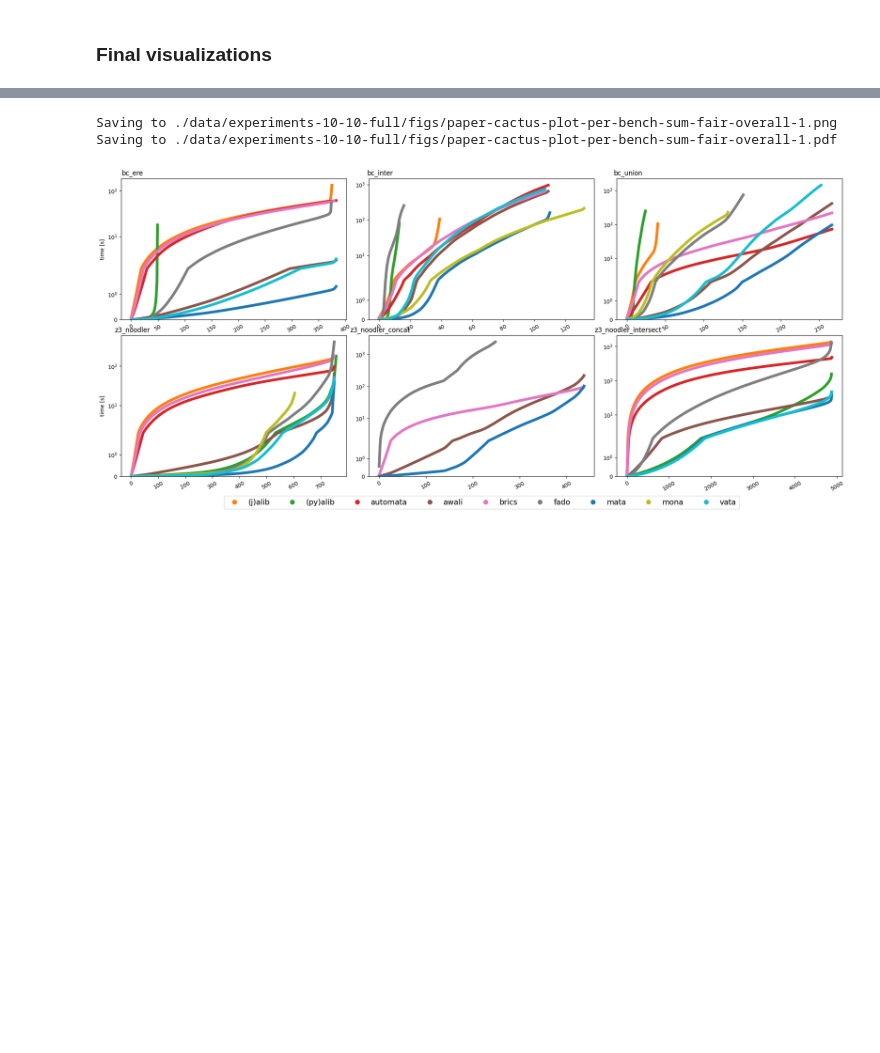
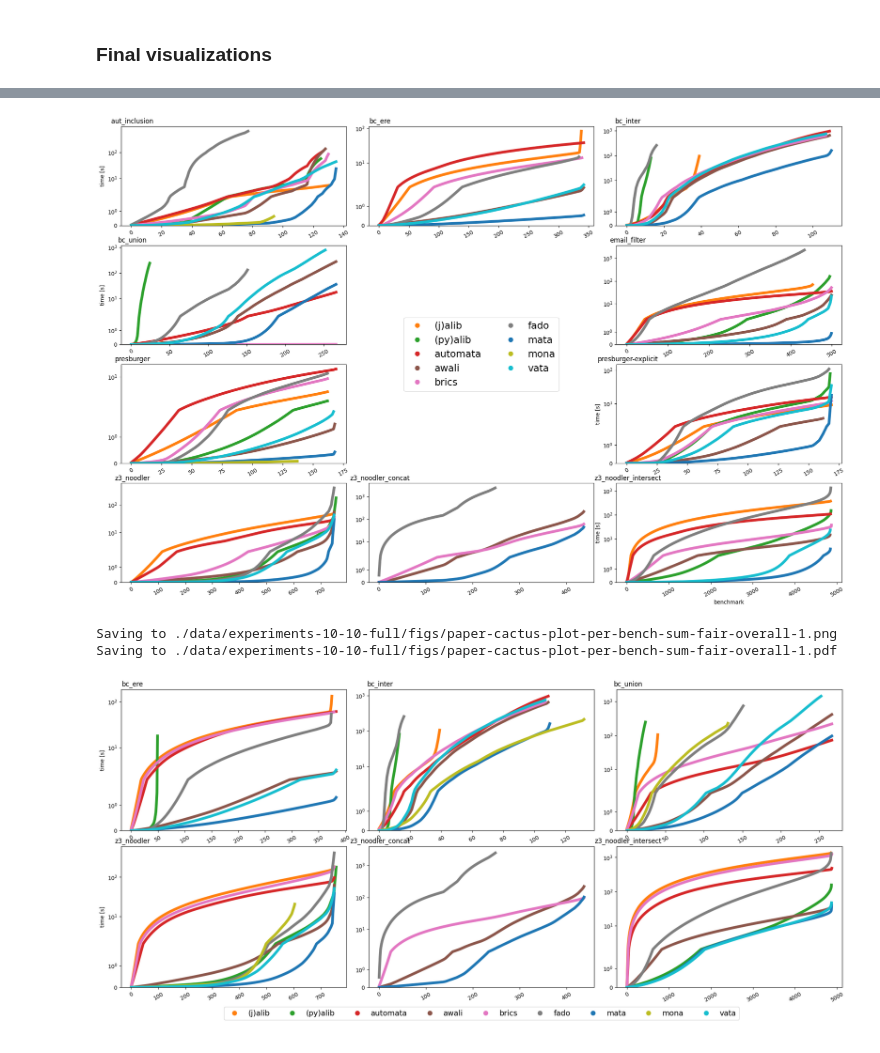
Before and after one commit to VeriFIT/mata-comparison-results, a Jupyter notebook: FinalInterpretation.ipynb, the cells around one changed output, grey strips where cells are left out. Cells and saved outputs as stored; diff of their text form; code cells hidden in the pictures; blank space fills up the shorter version.

```diff
--- a/FinalInterpretation.ipynb
+++ b/FinalInterpretation.ipynb
@@ -474,0 +535,89 @@ Saving to ./data/experiments-10-10-full/figs/paper-cactus-plot-per-bench-sum-fai
+# %%
+bench_list = sorted(list(set(list(df['bench']))))
+
+item_no = len(bench_list)
+item_per_row = 3
+x_dim = item_no // item_per_row + 1
+y_dim = min(item_no, item_per_row)
+
+mosaic = """
+  ABC
+  DKE
+  FKG
+  HIJ
+"""
+
+mosaics = "ABCDEFGHIJ"
+hr = [1, 1, 1, 1]
+log = ""
+
+for sum_op, sum_name in [
+    (sum_generator, "sum"),
+    #(nosum_generator, "nosum")
+]:
+    for op in (
+        #'runtime',
+        'fairest-of-them-all',
+    ):
+        #fig, ax = plt.subplots(x_dim, y_dim, figsize=(x_dim * 4, y_dim * 10))
+        fig, ax = plt.subplot_mosaic(mosaic, figsize=(x_dim*6, y_dim*4), height_ratios=hr)
+        plt.subplots_adjust(top=0.99, bottom=0.01, hspace=0.2, wspace=0.1)
+
+        i = 0
+        for grp in bench_list:
+            series = df[df['bench'] == grp]
+            series = series[series['op'] == op]
+            grp_name = f"{grp}"
+            k = mosaics[i]
+
+            data = {}
+            for tool, values in series.groupby('tool'):
+                log += f"{grp=}:{tool=}\n"
+                log += f"{sorted(list(values['time']))=}\n"
+                data[tool] = list(sum_op(values, timeout=TIMEOUT))
+                log += f"{data[tool]=}\n"
+            log += "\n"
+
+            g = seaborn.lineplot(
+                #data, linewidth=3.5, palette=color_map, dashes="", ax=ax[i // item_per_row, i % item_per_row] if item_no > 1 else ax
+                data, linewidth=5, palette=color_map, dashes="", ax=ax[k] if item_no > 1 else ax
+            )
+
+            g.legend([], [], frameon=False)
+            g.set(yscale=axis_scale)
+            g.set_xticklabels(g.get_xticklabels(), rotation=30)
+            g.set_title(f"{grp}", x=0.05)
+            if i % item_per_row == 0:
+                g.set_ylabel("time [s]")
+            if i // item_per_row == x_dim - 1:
+                g.set_xlabel("benchmark")
+
+
+            x_lim_min, x_lim_max = g.get_xlim()
+            g.set_xlim((x_lim_min, x_lim_max))
+            y_lim_min, y_lim_max = g.get_ylim()
+            g.set_ylim((0, max(y_lim_min, y_lim_max)))
+
+            i += 1
+
+        ax["K"].set(xlabel=None)
+        ax["K"].set(yticklabels=[])
+        ax["K"].set(xticklabels=[])
+        ax["K"].set(xticks=[])
+        ax["K"].set(yticks=[])
+        ax["K"].spines['top'].set_visible(False)
+        ax["K"].spines['bottom'].set_visible(False)
+        ax["K"].spines['left'].set_visible(False)
+        ax["K"].spines['right'].set_visible(False)
+        ax["K"].legend(
+            handles=[
+                Line2D(
+                    [0], [0], color='w', marker='o', markerfacecolor=color_map[tool], label=f"{tool}",
+                    markersize=10,
+                )
+                for tool in sorted(color_map.keys())
+            ], ncols=2, loc='center', fontsize='18'
+        )
+        save_figure(f"paper-cactus-plot-per-bench-{sum_name}-{op}-4-x-3")
+        save_figure(f"paper-cactus-plot-per-bench-{sum_name}-{op}-4-x-3", ext=".pdf")
+# %% [output]
@@ -475,3 +626,4 @@ Saving to ./data/experiments-10-10-full/figs/paper-cactus-plot-per-bench-sum-fai
+[figure, added]
 # %%
 bench_list = sorted(list(set(list(df['bench']))))
 
```
Also changed, not shown: parts of 9 cells of this notebook, 2 other files.
